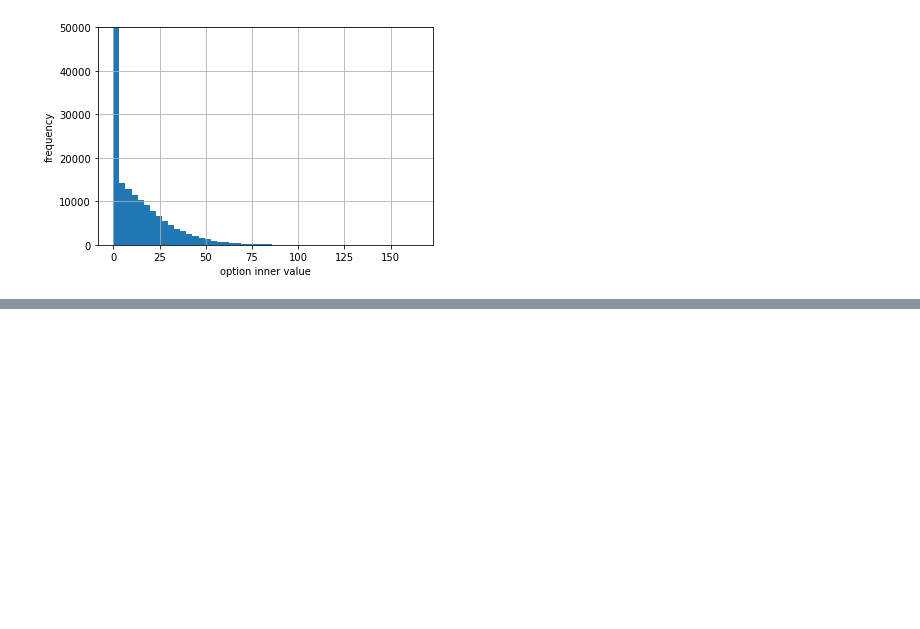
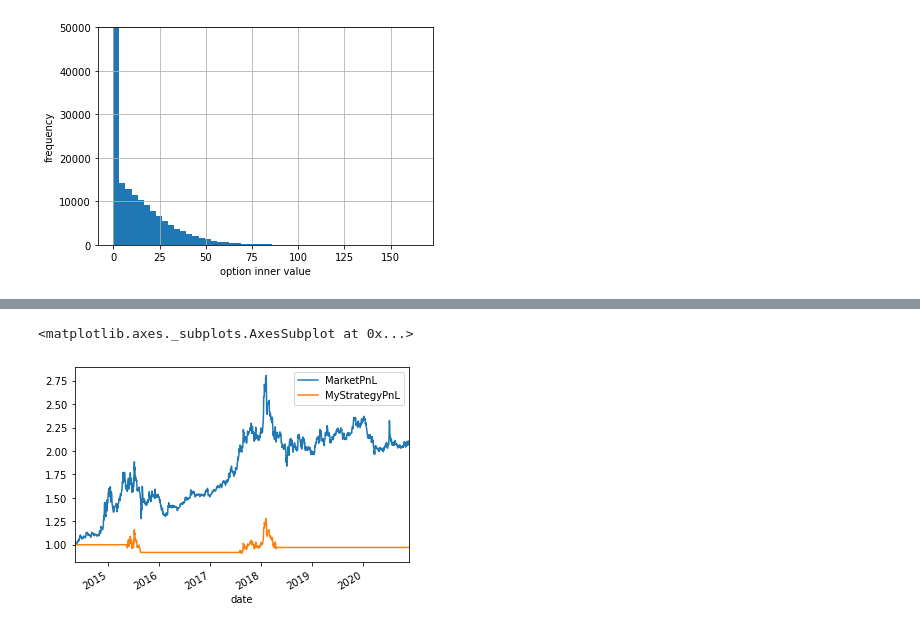
Before and after one commit to ggwhsd/PythonPractice, a Jupyter notebook: QuantPractice/金融python学习.ipynb, the cells around one changed output, grey strips where cells are left out. Saved outputs shown, nothing was run; the diff lists cells and outputs as text; code cells hidden in the pictures; blank space fills up the shorter version.

```diff
--- a/QuantPractice/金融python学习.ipynb
+++ b/QuantPractice/金融python学习.ipynb
@@ -326,0 +328,10 @@ df['regime'].plot()
+# %%
+#计算每天的对数收益率
+df['MarketPnL']=np.log(df['close'] / df['close'].shift(1))
+#如果昨天的regime是做多，则收益是今天的market收益
+df['MyStrategyPnL'] = df['regime'].shift(1) * df['MarketPnL']
+#观察图，可以看到根据这个策略，交易机会不多
+df[['MarketPnL','MyStrategyPnL']].cumsum().apply(np.exp).plot()
+# %% [output]
+<matplotlib.axes._subplots.AxesSubplot at 0x...>
+[figure, added]
```
Also changed, not shown: parts of 10 cells of this notebook.
